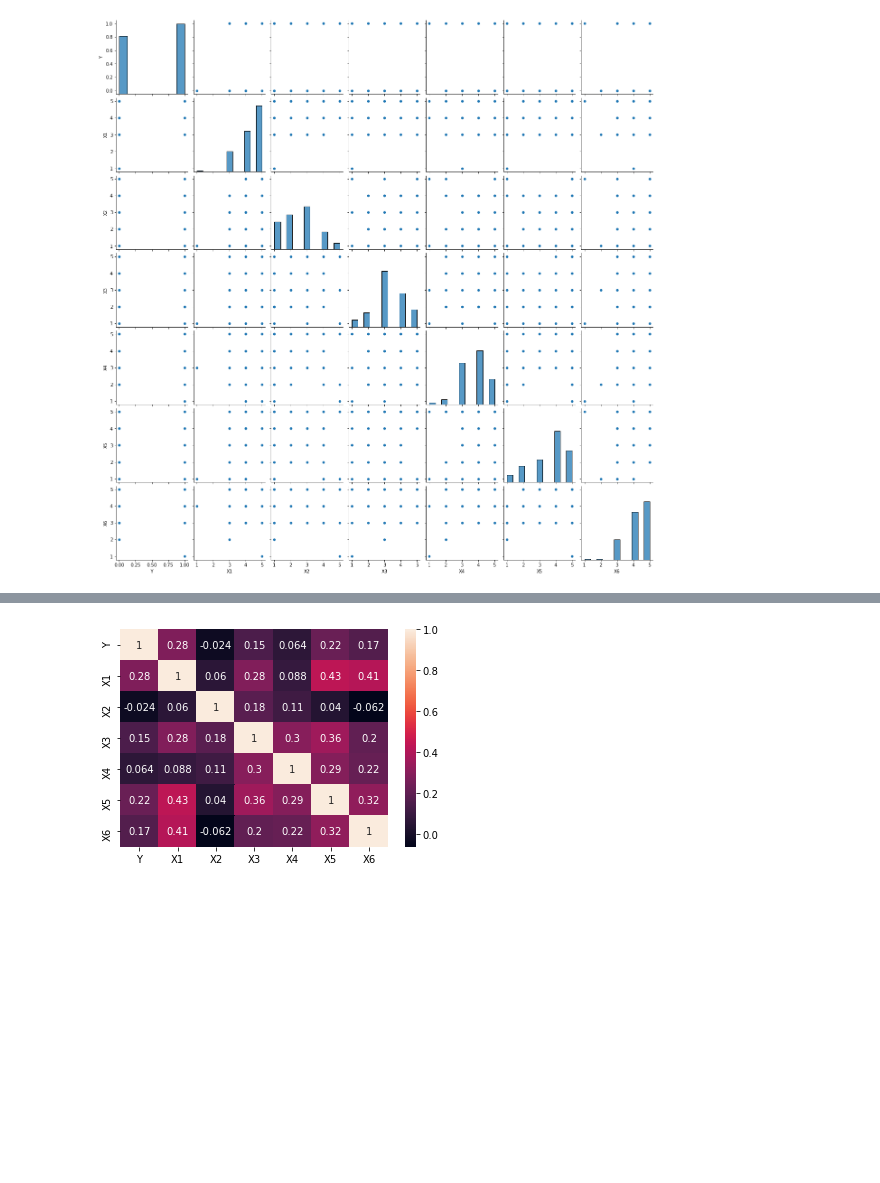
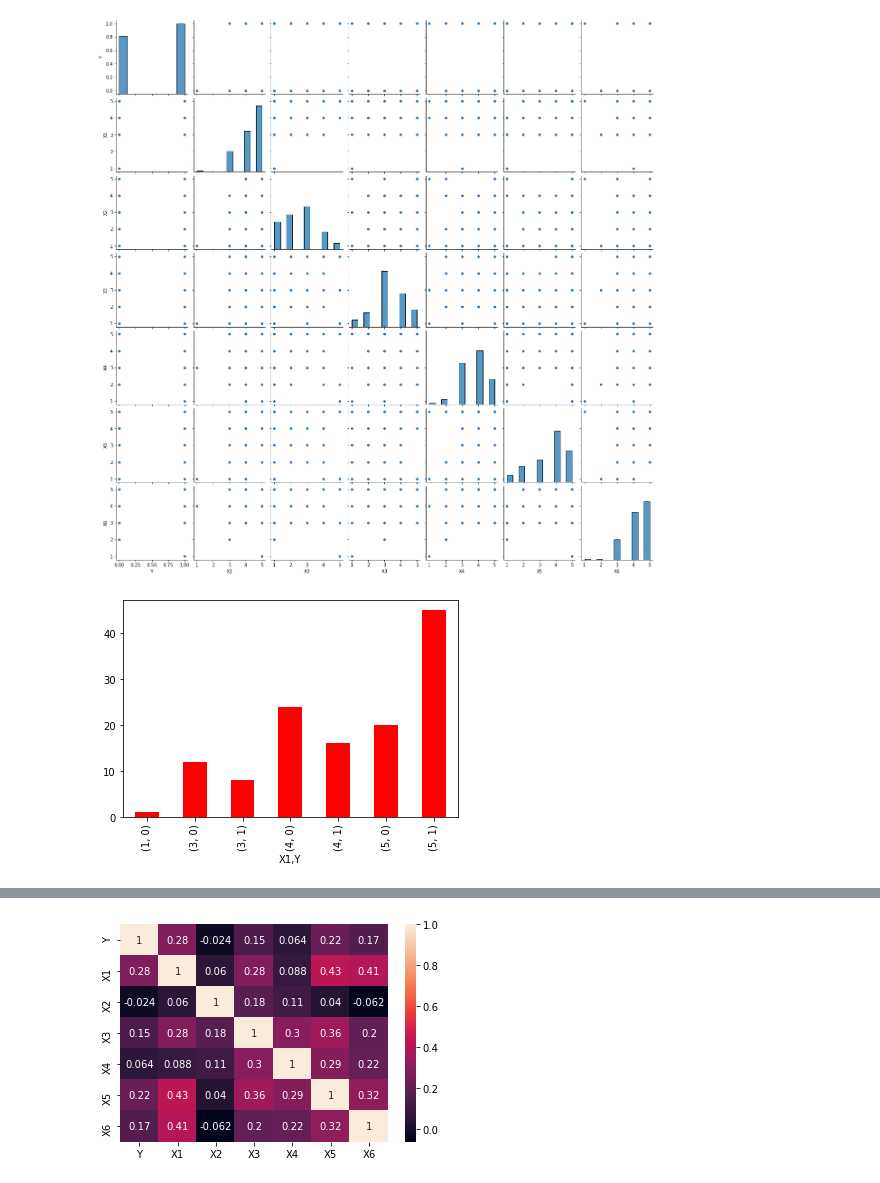
Before and after one commit to tanushri0609/jqtXAycyIDUz6Fcn, a Jupyter notebook: src/First_submission.ipynb, the cells around one changed output, grey strips where cells are left out. Saved outputs shown, nothing was run; the diff lists cells and outputs as text; code cells hidden in the pictures; blank space fills up the shorter version.

```diff
--- a/src/First_submission.ipynb
+++ b/src/First_submission.ipynb
@@ -51,3 +50,9 @@ sb.pairplot(data_frame, palette='husl')
 plt.show()
 # %% [output]
 [figure]
+# %%
+# check the effect of x1[my order was delivered on time] on y
+data_frame.groupby(['X1','Y']).size().plot.bar(color=('r'))
+plt.show()
+# %% [output]
+[figure, added]
```
Also changed, not shown: parts of 26 cells of this notebook.
